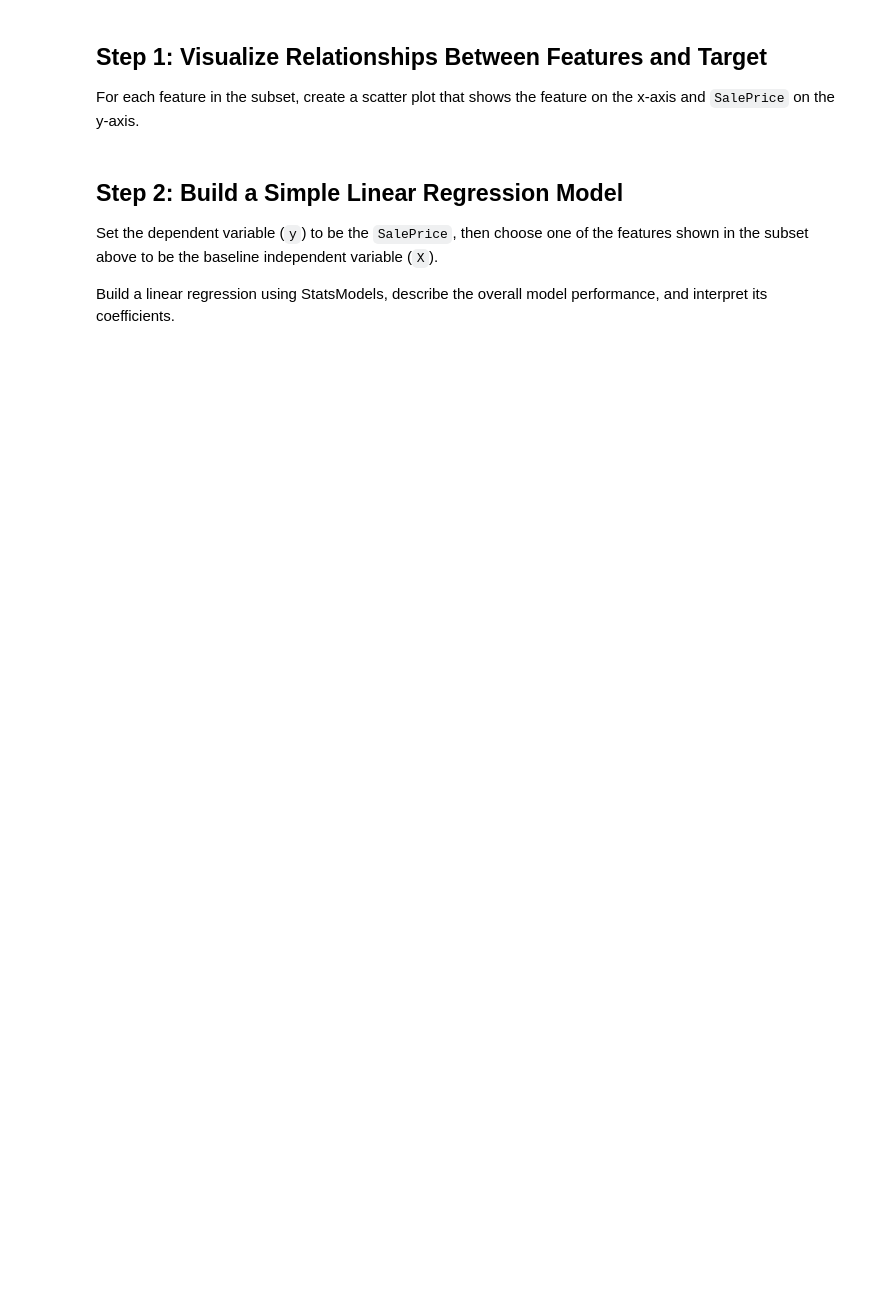
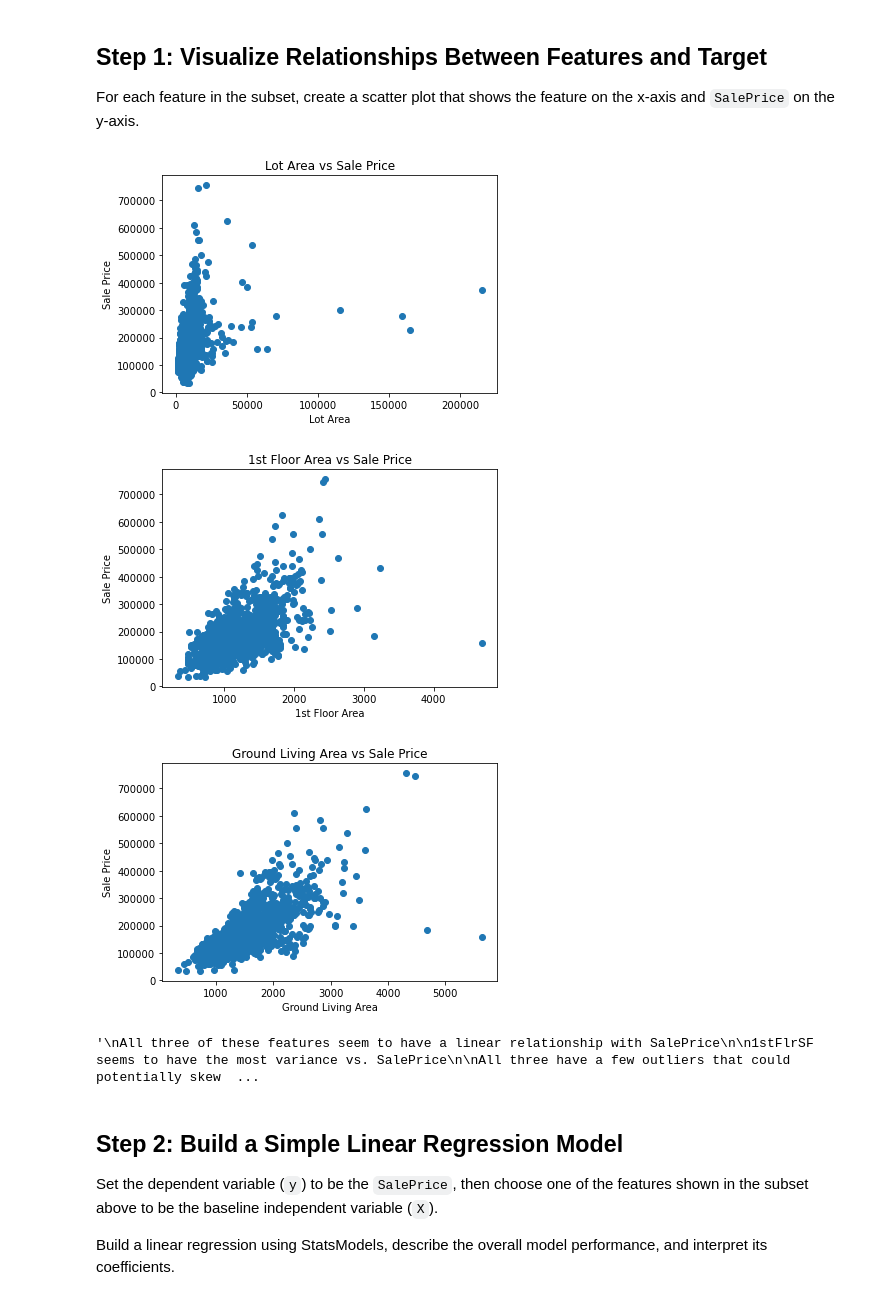
Before and after one commit to DaveyMburu/dsc-multiple-linear-regression-statsmodels-lab-v2-5, a Jupyter notebook: index.ipynb, the cells around one changed output. Cells and saved outputs as stored; diff of their text form; code cells hidden in the pictures; blank space fills up the shorter version.

```diff
--- a/index.ipynb
+++ b/index.ipynb
@@ -58,5 +82,37 @@ For each feature in the subset, create a scatter plot that shows the feature on
+# %%
+# Your code here - import relevant library, create scatter plots
+import matplotlib.pyplot as plt
+plt.scatter(ames_subset['LotArea'], ames_subset['SalePrice'])
+plt.xlabel('Lot Area')
+plt.ylabel('Sale Price')
+plt.title('Lot Area vs Sale Price')
+plt.show()
+plt.scatter(ames_subset['1stFlrSF'], ames_subset['SalePrice'])
+plt.xlabel('1st Floor Area')
+plt.ylabel('Sale Price')
+plt.title('1st Floor Area vs Sale Price')
+plt.show()
+plt.scatter(ames_subset['GrLivArea'], ames_subset['SalePrice'])
+plt.xlabel('Ground Living Area')
+plt.ylabel('Sale Price')
+plt.title('Ground Living Area vs Sale Price')
+plt.show()
+# %% [output]
+[figure, added]
+[figure, added]
+[figure, added]
 # %%
 # Your written answer here - do these seem like good candidates for linear regression?
+
+"""
+All three of these features seem to have a linear relationship with SalePrice
+
+1stFlrSF seems to have the most variance vs. SalePrice
+
+All three have a few outliers that could potentially skew the results
+"""
+# %% [output]
+'\nAll three of these features seem to have a linear relationship with SalePrice\n\n1stFlrSF seems to have the most variance vs. SalePrice\n\nAll three have a few outliers that could potentially skew  ...
 # %% [markdown]
 ## Step 2: Build a Simple Linear Regression Model
 
```
Also changed, not shown: parts of 20 cells of this notebook.
